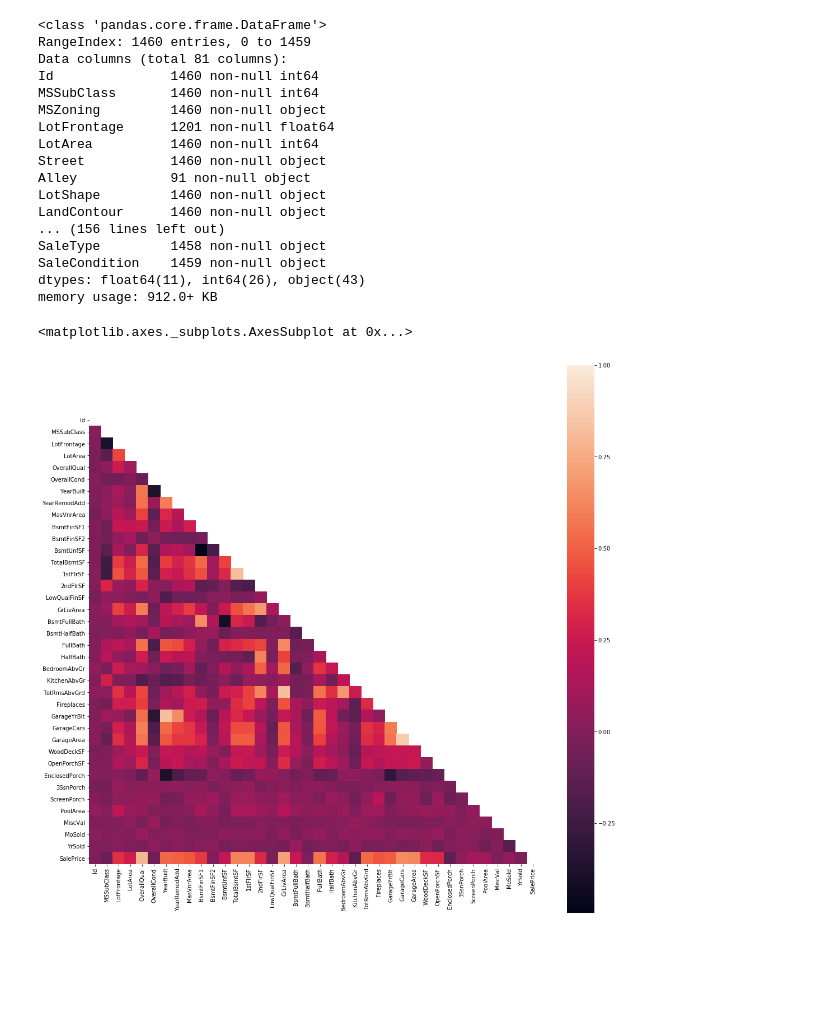
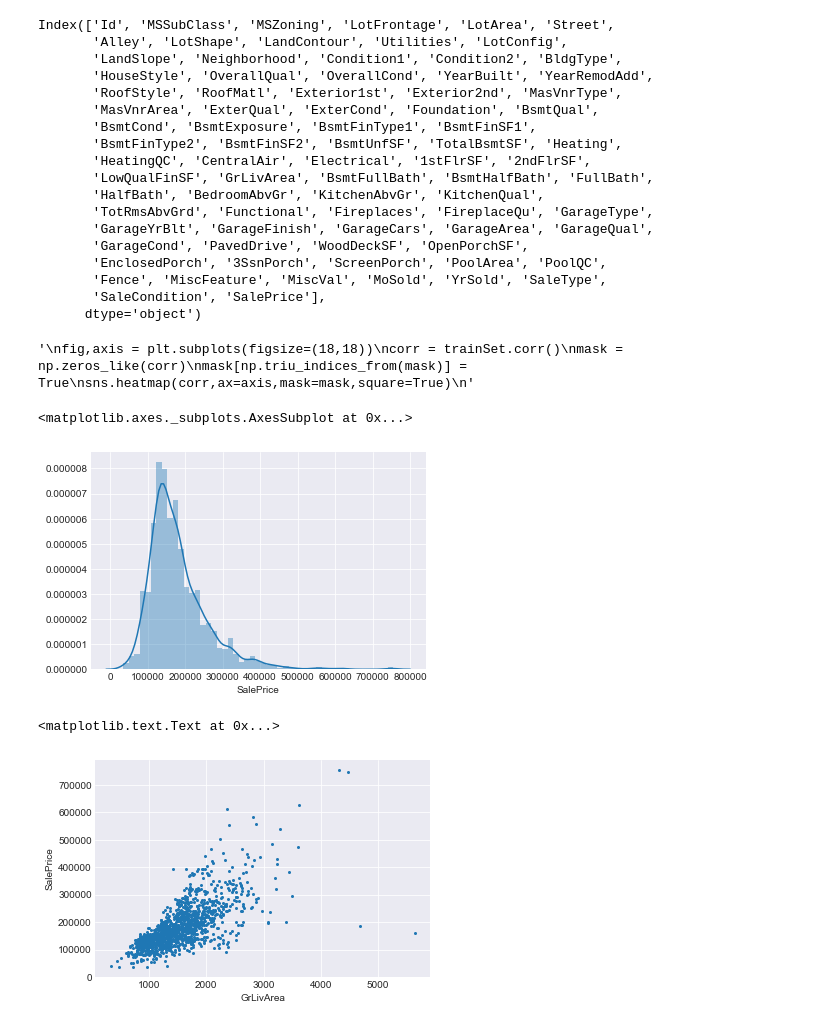
Before and after one commit to zhongzishi/Python-learning-notebooks, a Jupyter notebook: Kaggle/House Pricing/House Pricing.ipynb, the cells around one changed output. Drawn from its saved outputs; the diff is of its cells as text; code cells hidden in the pictures; blank space fills up the shorter version.

```diff
--- a/Kaggle/House Pricing/House Pricing.ipynb
+++ b/Kaggle/House Pricing/House Pricing.ipynb
@@ -4,36 +4,51 @@ import pandas as pd
 import matplotlib.pyplot as plt
 import seaborn as sns
 %matplotlib inline
+sns.set_style("darkgrid")
 # %%
 trainSet = pd.read_csv(r'train.csv')
 testSet = pd.read_csv(r'test.csv')
-trainSet.info()
-print('----------------------------------------------------')
-testSet.info()
+trainSet.columns
 # %% [output]
-<class 'pandas.core.frame.DataFrame'>
-RangeIndex: 1460 entries, 0 to 1459
-Data columns (total 81 columns):
-Id               1460 non-null int64
-MSSubClass       1460 non-null int64
-MSZoning         1460 non-null object
-LotFrontage      1201 non-null float64
-LotArea          1460 non-null int64
-Street           1460 non-null object
-Alley            91 non-null object
-LotShape         1460 non-null object
-LandContour      1460 non-null object
-... (156 lines left out)
-SaleType         1458 non-null object
-SaleCondition    1459 non-null object
-dtypes: float64(11), int64(26), object(43)
-memory usage: 912.0+ KB
+Index(['Id', 'MSSubClass', 'MSZoning', 'LotFrontage', 'LotArea', 'Street',
+       'Alley', 'LotShape', 'LandContour', 'Utilities', 'LotConfig',
+       'LandSlope', 'Neighborhood', 'Condition1', 'Condition2', 'BldgType',
+       'HouseStyle', 'OverallQual', 'OverallCond', 'YearBuilt', 'YearRemodAdd',
+       'RoofStyle', 'RoofMatl', 'Exterior1st', 'Exterior2nd', 'MasVnrType',
+       'MasVnrArea', 'ExterQual', 'ExterCond', 'Foundation', 'BsmtQual',
+       'BsmtCond', 'BsmtExposure', 'BsmtFinType1', 'BsmtFinSF1',
+       'BsmtFinType2', 'BsmtFinSF2', 'BsmtUnfSF', 'TotalBsmtSF', 'Heating',
+       'HeatingQC', 'CentralAir', 'Electrical', '1stFlrSF', '2ndFlrSF',
+       'LowQualFinSF', 'GrLivArea', 'BsmtFullBath', 'BsmtHalfBath', 'FullBath',
+       'HalfBath', 'BedroomAbvGr', 'KitchenAbvGr', 'KitchenQual',
+       'TotRmsAbvGrd', 'Functional', 'Fireplaces', 'FireplaceQu', 'GarageType',
+       'GarageYrBlt', 'GarageFinish', 'GarageCars', 'GarageArea', 'GarageQual',
+       'GarageCond', 'PavedDrive', 'WoodDeckSF', 'OpenPorchSF',
+       'EnclosedPorch', '3SsnPorch', 'ScreenPorch', 'PoolArea', 'PoolQC',
+       'Fence', 'MiscFeature', 'MiscVal', 'MoSold', 'YrSold', 'SaleType',
+       'SaleCondition', 'SalePrice'],
+      dtype='object')
 # %%
+"""
 fig,axis = plt.subplots(figsize=(18,18))
 corr = trainSet.corr()
 mask = np.zeros_like(corr)
 mask[np.triu_indices_from(mask)] = True
 sns.heatmap(corr,ax=axis,mask=mask,square=True)
+"""
 # %% [output]
-<matplotlib.axes._subplots.AxesSubplot at 0x...>
+'\nfig,axis = plt.subplots(figsize=(18,18))\ncorr = trainSet.corr()\nmask = np.zeros_like(corr)\nmask[np.triu_indices_from(mask)] = True\nsns.heatmap(corr,ax=axis,mask=mask,square=True)\n'
-[figure, removed]
+# %%
+sns.distplot(trainSet['SalePrice'])
+# %% [output]
+<matplotlib.axes._subplots.AxesSubplot at 0x...>
+[figure, added]
+# %%
+temp = trainSet[['GrLivArea','SalePrice']]
+plt.scatter(temp['GrLivArea'],temp['SalePrice'],s=4)
+plt.xlabel("GrLivArea")
+plt.ylabel("SalePrice")
+#sns.lmplot(data=trainSet,x=trainSet['GrLivArea'],y=trainSet['SalePrice'],fit_reg=False)
+# %% [output]
+<matplotlib.text.Text at 0x...>
+[figure, added]
```
Also changed, not shown: parts of 2 cells of this notebook, 5 other files.
